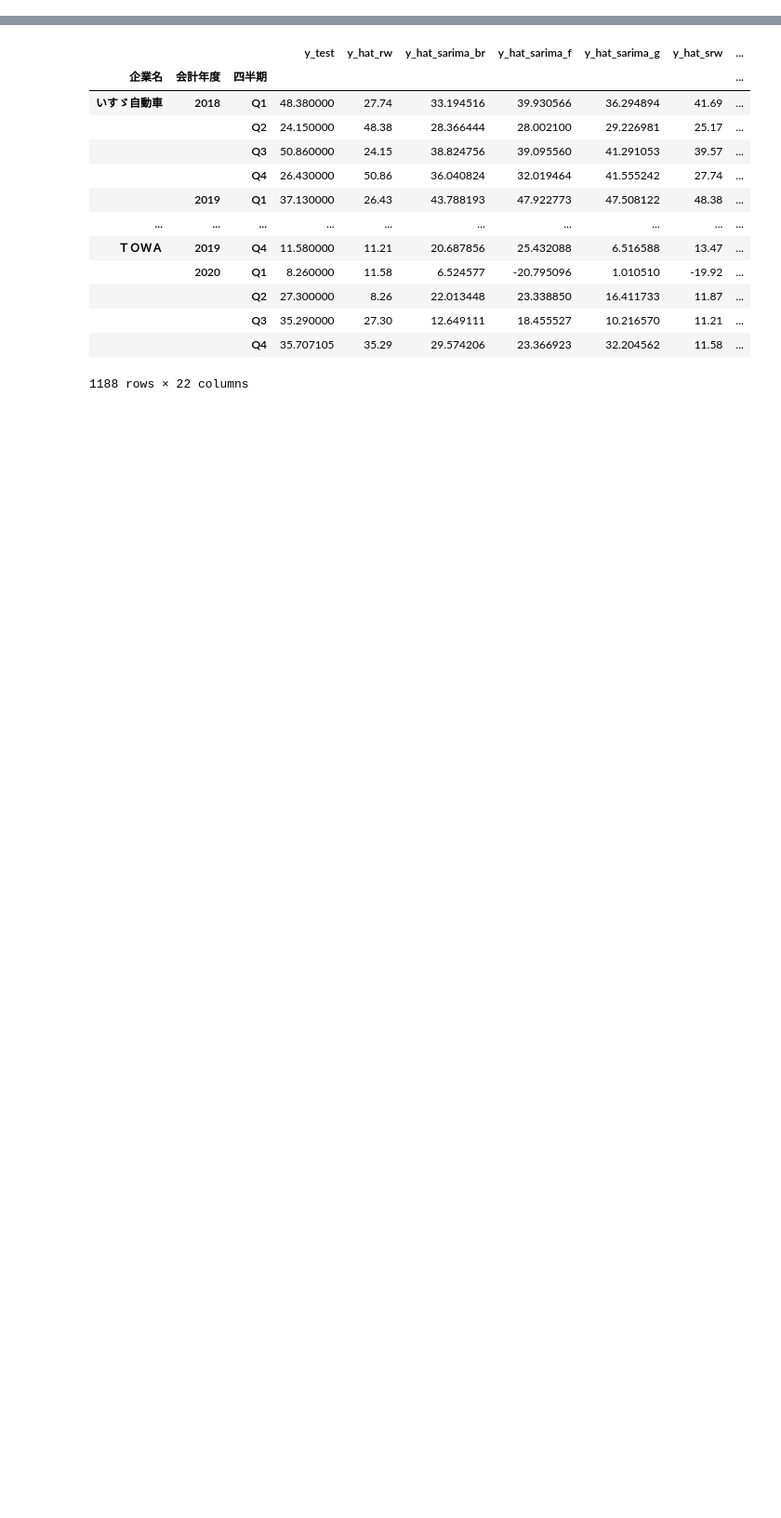
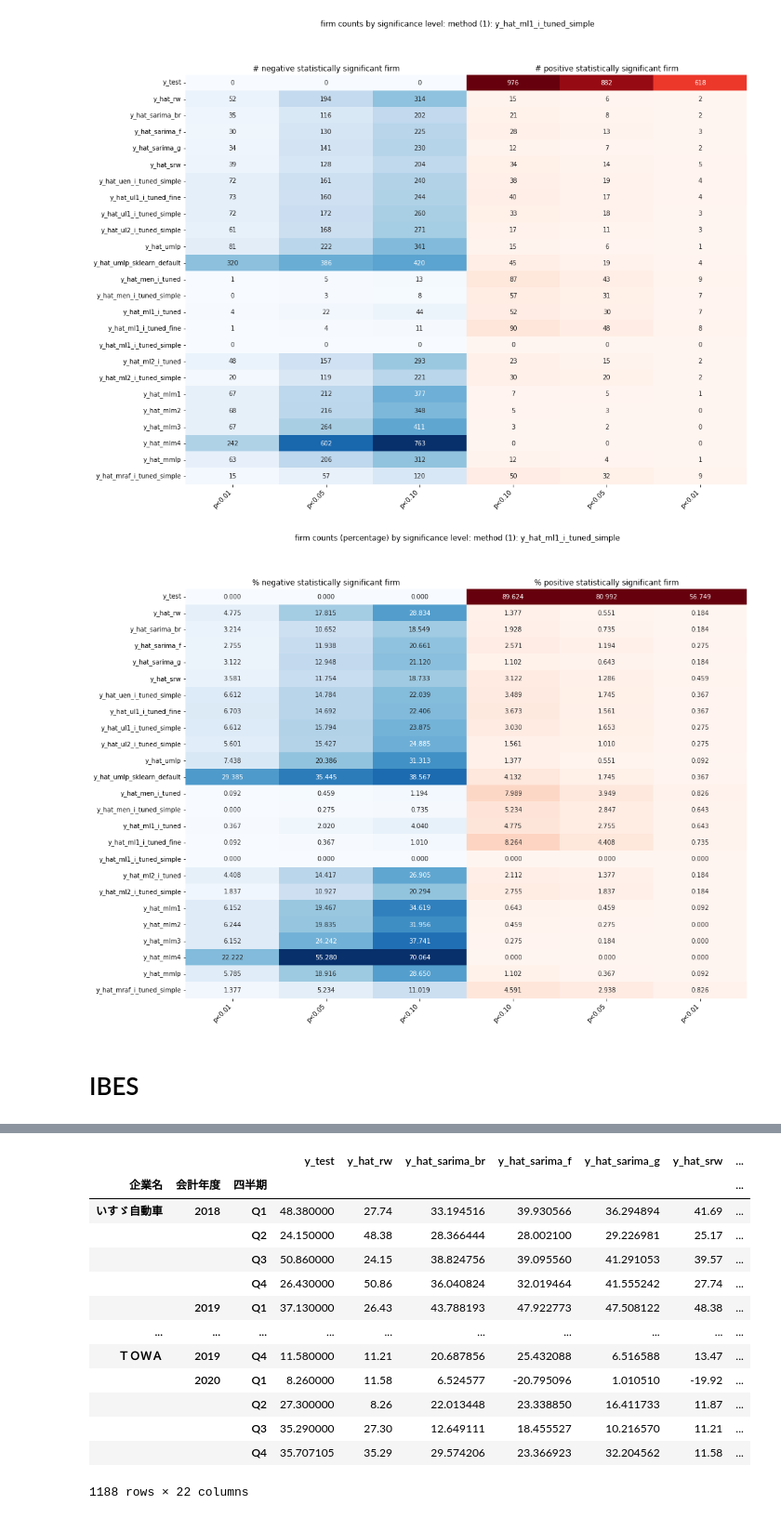
Before and after one commit to hessihan/eps_foracasting, a Jupyter notebook: notebooks/semi_report_next.ipynb, the cells around one changed output, grey strips where cells are left out. Shown at 93% size. Drawn from its saved outputs; the diff is of its cells as text; code cells hidden in the pictures; blank space fills up the shorter version.

```diff
--- a/notebooks/semi_report_next.ipynb
+++ b/notebooks/semi_report_next.ipynb
@@ -10,0 +100,3 @@ from utils.dm_test import dm_test
+# %%
+dm_mape = dm_table(method_1="y_hat_rw", method_2="y_hat_sarima_f", y_hats=y_hats_all)
+dm_mape
@@ -10,0 +155,7 @@ from utils.dm_test import dm_test
+# %%
+# m1 = "y_hat_rw"
+# m1 = "y_hat_sarima_f"
+m1 = "y_hat_ml1_i_tuned_simple"
+dm_test_p, dm_test_p_count = dm_integrated_table(m1, y_hats_all.columns, y_hats_all)
+dm_test_p.to_csv("../assets/DM_test_result/dm_test_p_" + m1 + ".csv")
+dm_test_p_count.to_csv("../assets/DM_test_result/dm_test_p_count_" + m1 + ".csv")
@@ -11,2 +166,45 @@ from utils.dm_test import dm_test
+# %%
+# plot count heatmap
+fig, axs = plt.subplots(nrows=1, ncols=2, figsize=(16, 12))#, dpi=300)
+
+sns.heatmap(dm_test_p_count[["p_1n", "p_5n", "p_10n"]].values, cmap='Blues', ax=axs[0], vmax=None, vmin=None, annot=True, fmt="d", cbar=False, cbar_kws={})
+sns.heatmap(dm_test_p_count[["p_10p", "p_5p", "p_1p"]].values, cmap='Reds', ax=axs[1], vmax=None, vmin=None, annot=True, fmt="d", cbar=False, yticklabels=False)
+
+fig.suptitle("firm counts by significance level: method (1): " + m1)
+axs[0].set_title("# negative statistically significant firm")
+axs[0].set_xticklabels(labels=["p<0.01", "p<0.05", "p<0.10"], rotation=45, ha='right')
+axs[1].set_title("# positive statistically significant firm")
+axs[1].set_xticklabels(labels=["p<0.10", "p<0.05", "p<0.01"], rotation=45, ha='right')
+
+yticks = [x.split()[-1] for x in dm_test_p_count.index]
+axs[0].set_yticklabels(labels=yticks, rotation=0, ha='right')
+
+fig.subplots_adjust(wspace=0, hspace=0)
+
+plt.show()
+
+# plot count (percentage) heatmap
+fig, axs = plt.subplots(nrows=1, ncols=2, figsize=(16, 12))#, dpi=300)
+
+sns.heatmap((dm_test_p_count[["p_1n", "p_5n", "p_10n"]].values/1089) * 100, cmap='Blues', ax=axs[0], vmax=50, vmin=0, annot=True, fmt=".3f", cbar=False, cbar_kws={})
+sns.heatmap((dm_test_p_count[["p_10p", "p_5p", "p_1p"]].values/1089) * 100, cmap='Reds', ax=axs[1], vmax=50, vmin=0, annot=True, fmt=".3f", cbar=False, yticklabels=False)
+
+fig.suptitle("firm counts (percentage) by significance level: method (1): " + m1)
+axs[0].set_title("% negative statistically significant firm")
+axs[0].set_xticklabels(labels=["p<0.01", "p<0.05", "p<0.10"], rotation=45, ha='right')
+axs[1].set_title("% positive statistically significant firm")
+axs[1].set_xticklabels(labels=["p<0.10", "p<0.05", "p<0.01"], rotation=45, ha='right')
+
+yticks = [x.split()[-1] for x in dm_test_p_count.index]
+axs[0].set_yticklabels(labels=yticks, rotation=0, ha='right')
+
+fig.subplots_adjust(wspace=0, hspace=0)
+
+plt.show()
+# %% [output]
+[figure, added]
+[figure, added]
+# %% [markdown]
+# IBES
 # %%
 a_ibes = pd.read_csv("../assets/y_hats/accuracy_table_vsibes.csv", index_col=[0])
```
Also changed, not shown: parts of 30 cells of this notebook, 28 other files.
